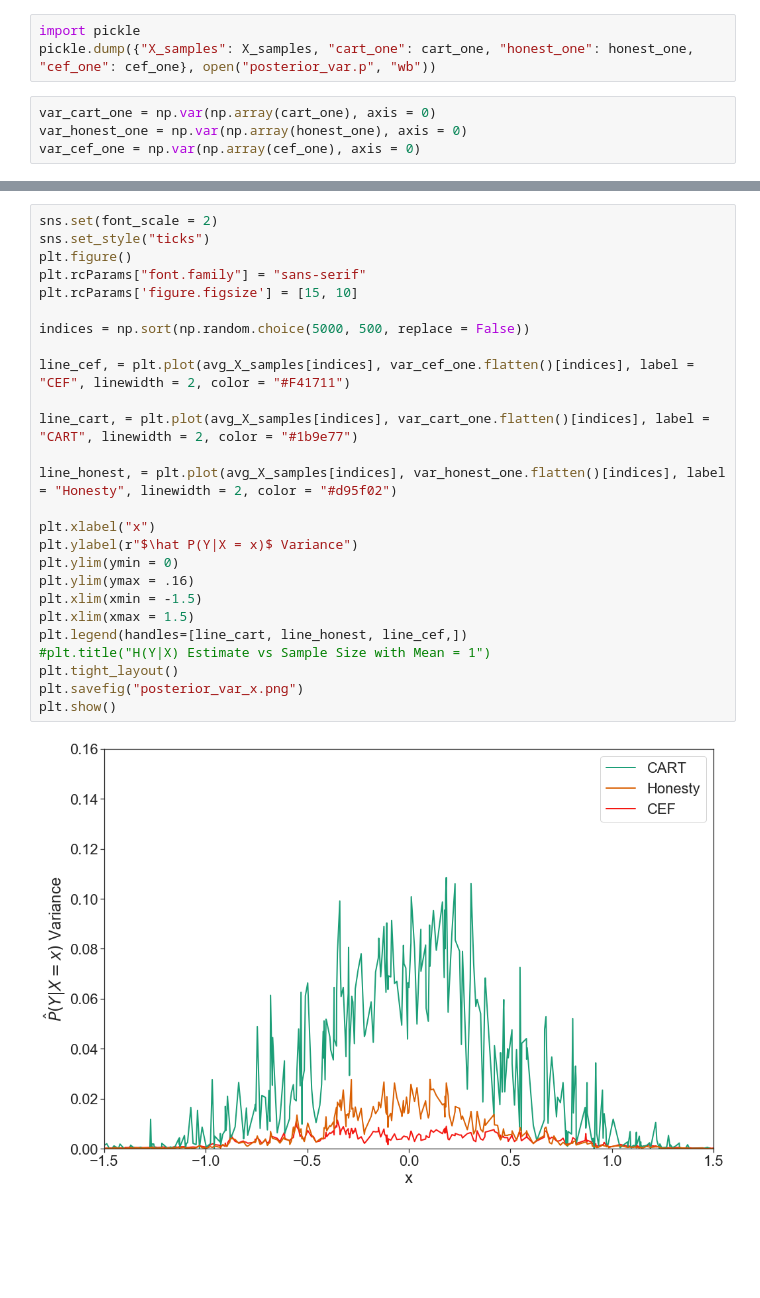
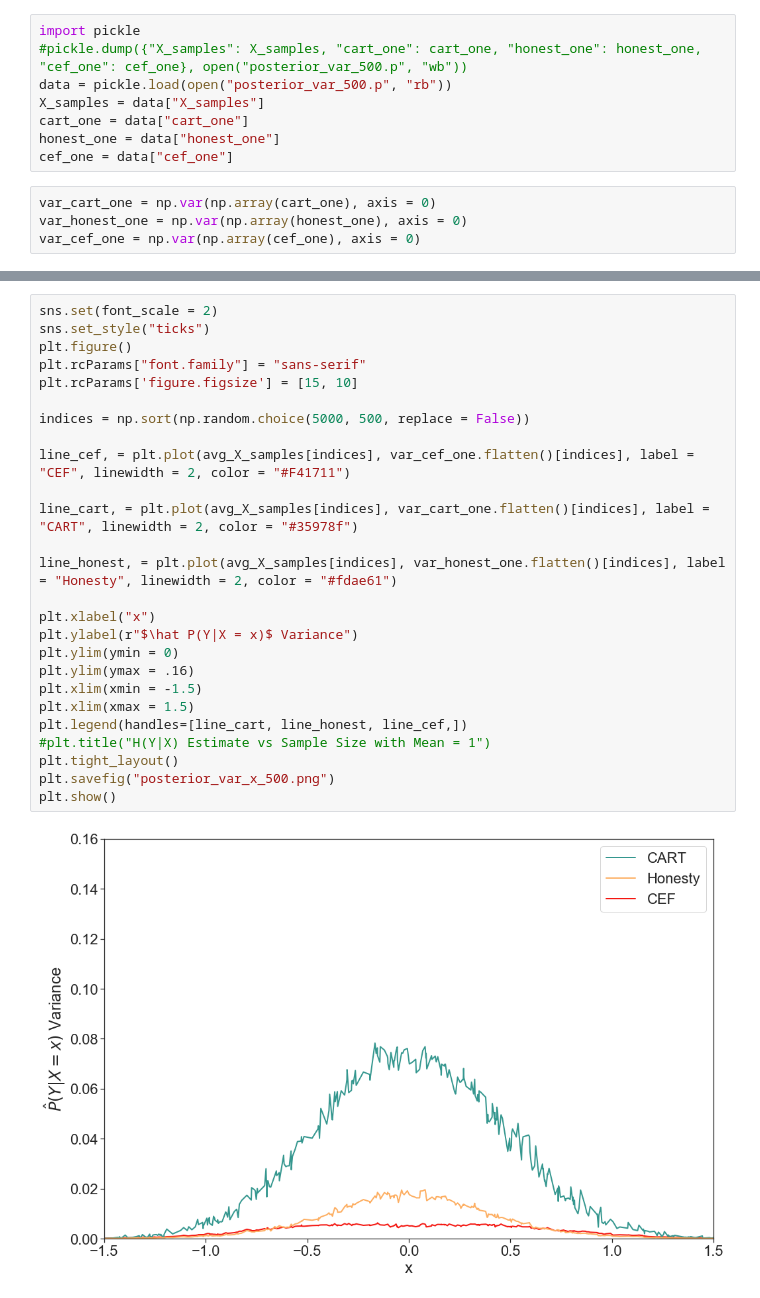
Before and after one commit to rguo123/conditional_entropy_forests, a Jupyter notebook: Posterior_plots final.ipynb, the cells around one changed output, grey strips where cells are left out. Cells and saved outputs as stored; diff of their text form; blank space fills up the shorter version.

```diff
--- a/Posterior_plots final.ipynb
+++ b/Posterior_plots final.ipynb
@@ -196,7 +196,12 @@ X_samples, cart_one, honest_one, cef_one = get_posteriors_variance(5000, 1, 20)
 [interactive output not drawn]
 # %%
 import pickle
-pickle.dump({"X_samples": X_samples, "cart_one": cart_one, "honest_one": honest_one, "cef_one": cef_one}, open("posterior_var.p", "wb"))
+#pickle.dump({"X_samples": X_samples, "cart_one": cart_one, "honest_one": honest_one, "cef_one": cef_one}, open("posterior_var_500.p", "wb"))
+data = pickle.load(open("posterior_var_500.p", "rb"))
+X_samples = data["X_samples"]
+cart_one = data["cart_one"]
+honest_one = data["honest_one"]
+cef_one = data["cef_one"]
 # %%
 var_cart_one = np.var(np.array(cart_one), axis = 0)
 var_honest_one = np.var(np.array(honest_one), axis = 0)
@@ -213,28 +215,28 @@ avg_X_samples = np.sort(avg_X_samples, axis = 0)
 # %%
 sns.set(font_scale = 2)
 sns.set_style("ticks")
 plt.figure()
 plt.rcParams["font.family"] = "sans-serif"
 plt.rcParams['figure.figsize'] = [15, 10]
 
 indices = np.sort(np.random.choice(5000, 500, replace = False))
 
 line_cef, = plt.plot(avg_X_samples[indices], var_cef_one.flatten()[indices], label = "CEF", linewidth = 2, color = "#F41711")
 
-line_cart, = plt.plot(avg_X_samples[indices], var_cart_one.flatten()[indices], label = "CART", linewidth = 2, color = "#1b9e77")
+line_cart, = plt.plot(avg_X_samples[indices], var_cart_one.flatten()[indices], label = "CART", linewidth = 2, color = "#35978f")
 
-line_honest, = plt.plot(avg_X_samples[indices], var_honest_one.flatten()[indices], label = "Honesty", linewidth = 2, color = "#d95f02")
+line_honest, = plt.plot(avg_X_samples[indices], var_honest_one.flatten()[indices], label = "Honesty", linewidth = 2, color = "#fdae61")
 
 plt.xlabel("x")
 plt.ylabel(r"$\hat P(Y|X = x)$ Variance")
 plt.ylim(ymin = 0)
 plt.ylim(ymax = .16)
 plt.xlim(xmin = -1.5)
 plt.xlim(xmax = 1.5)
 plt.legend(handles=[line_cart, line_honest, line_cef,])
 #plt.title("H(Y|X) Estimate vs Sample Size with Mean = 1")
 plt.tight_layout()
-plt.savefig("posterior_var_x.png")
+plt.savefig("posterior_var_x_500.png")
 plt.show()
 # %% [output]
-[figure, old version]
+[figure, new version]
```
Also changed, not shown: parts of 11 cells of this notebook, 15 other files.
